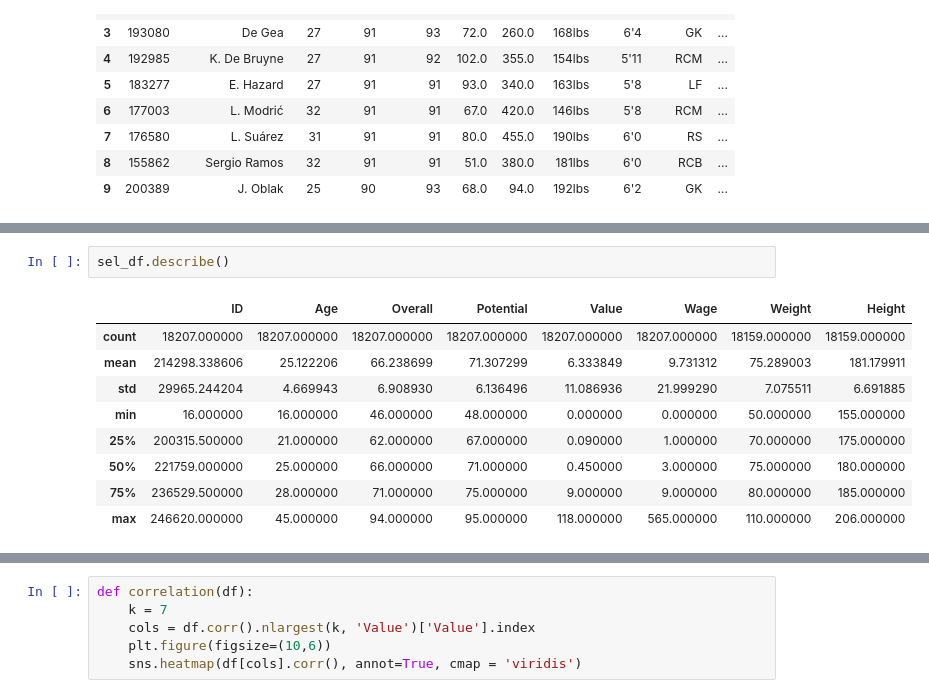
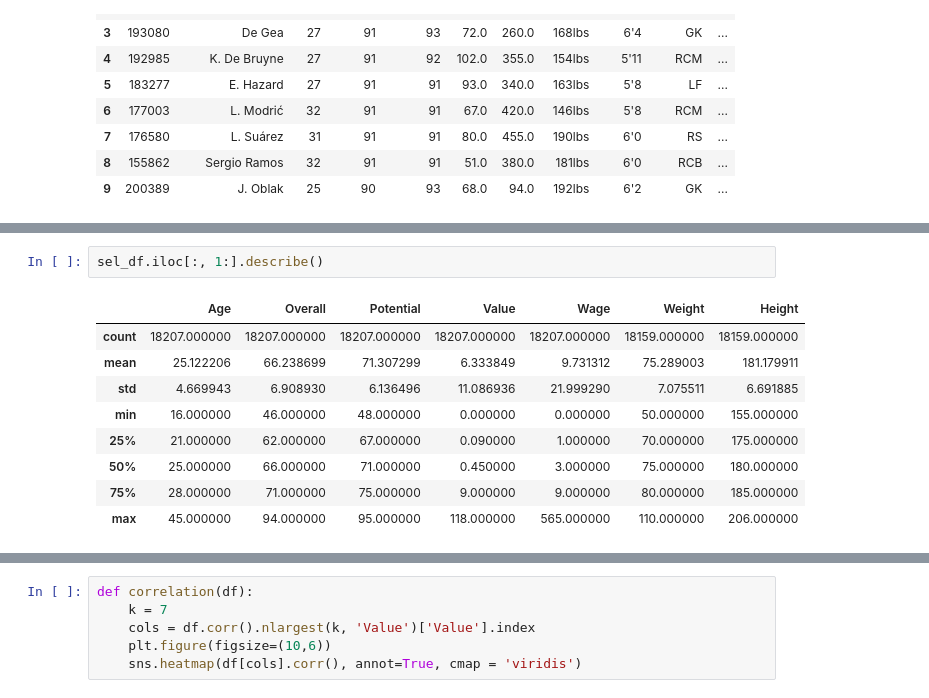
Before and after one commit to alperenkumru/EDA-FIFA-19, a Jupyter notebook: EDA Fifa 19.ipynb, the cells around one changed output, grey strips where cells are left out. Saved outputs shown, nothing was run; the diff lists cells and outputs as text.

```diff
--- a/EDA Fifa 19.ipynb
+++ b/EDA Fifa 19.ipynb
@@ -254,12 +260,12 @@ memory usage: 2.4+ MB
 # %%
-sel_df.describe()
+sel_df.iloc[:, 1:].describe()
 # %% [output]
-|  | ID | Age | Overall | Potential | Value | Wage | Weight | Height |
-| count | 18207.000000 | 18207.000000 | 18207.000000 | 18207.000000 | 18207.000000 | 18207.000000 | 18159.000000 | 18159.000000 |
-| mean | 214298.338606 | 25.122206 | 66.238699 | 71.307299 | 6.333849 | 9.731312 | 75.289003 | 181.179911 |
-| std | 29965.244204 | 4.669943 | 6.908930 | 6.136496 | 11.086936 | 21.999290 | 7.075511 | 6.691885 |
-| min | 16.000000 | 16.000000 | 46.000000 | 48.000000 | 0.000000 | 0.000000 | 50.000000 | 155.000000 |
-| 25% | 200315.500000 | 21.000000 | 62.000000 | 67.000000 | 0.090000 | 1.000000 | 70.000000 | 175.000000 |
-| 50% | 221759.000000 | 25.000000 | 66.000000 | 71.000000 | 0.450000 | 3.000000 | 75.000000 | 180.000000 |
-| 75% | 236529.500000 | 28.000000 | 71.000000 | 75.000000 | 9.000000 | 9.000000 | 80.000000 | 185.000000 |
-| max | 246620.000000 | 45.000000 | 94.000000 | 95.000000 | 118.000000 | 565.000000 | 110.000000 | 206.000000 |
+|  | Age | Overall | Potential | Value | Wage | Weight | Height |
+| count | 18207.000000 | 18207.000000 | 18207.000000 | 18207.000000 | 18207.000000 | 18159.000000 | 18159.000000 |
+| mean | 25.122206 | 66.238699 | 71.307299 | 6.333849 | 9.731312 | 75.289003 | 181.179911 |
+| std | 4.669943 | 6.908930 | 6.136496 | 11.086936 | 21.999290 | 7.075511 | 6.691885 |
+| min | 16.000000 | 46.000000 | 48.000000 | 0.000000 | 0.000000 | 50.000000 | 155.000000 |
+| 25% | 21.000000 | 62.000000 | 67.000000 | 0.090000 | 1.000000 | 70.000000 | 175.000000 |
+| 50% | 25.000000 | 66.000000 | 71.000000 | 0.450000 | 3.000000 | 75.000000 | 180.000000 |
+| 75% | 28.000000 | 71.000000 | 75.000000 | 9.000000 | 9.000000 | 80.000000 | 185.000000 |
+| max | 45.000000 | 94.000000 | 95.000000 | 118.000000 | 565.000000 | 110.000000 | 206.000000 |
```
Also changed, not shown: parts of 31 cells of this notebook.
